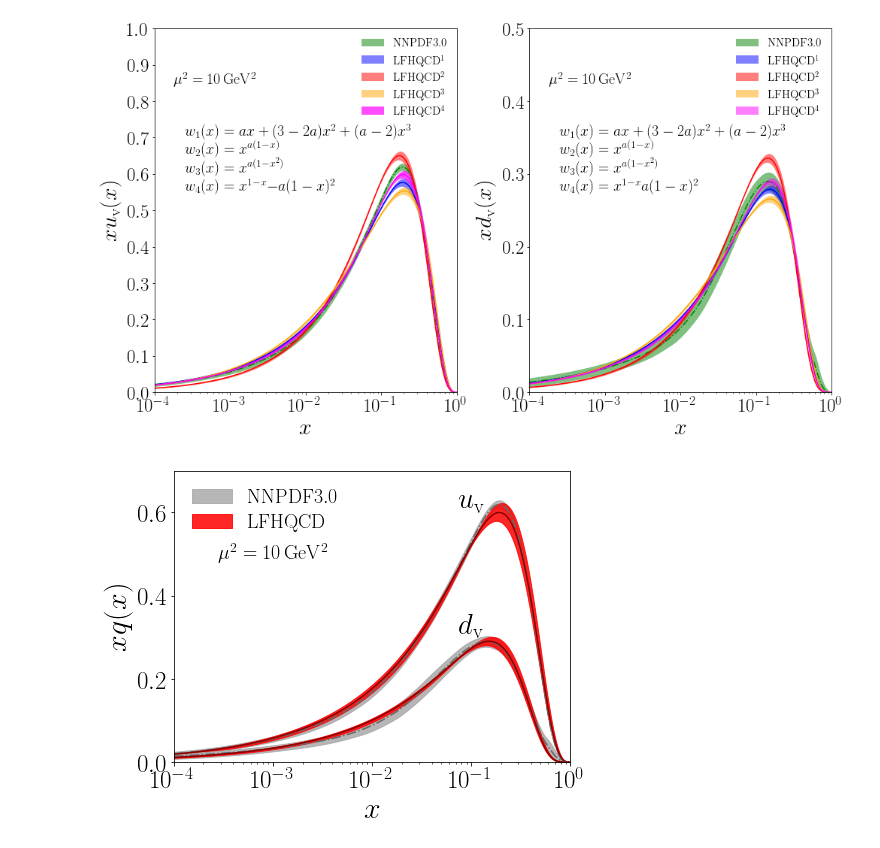
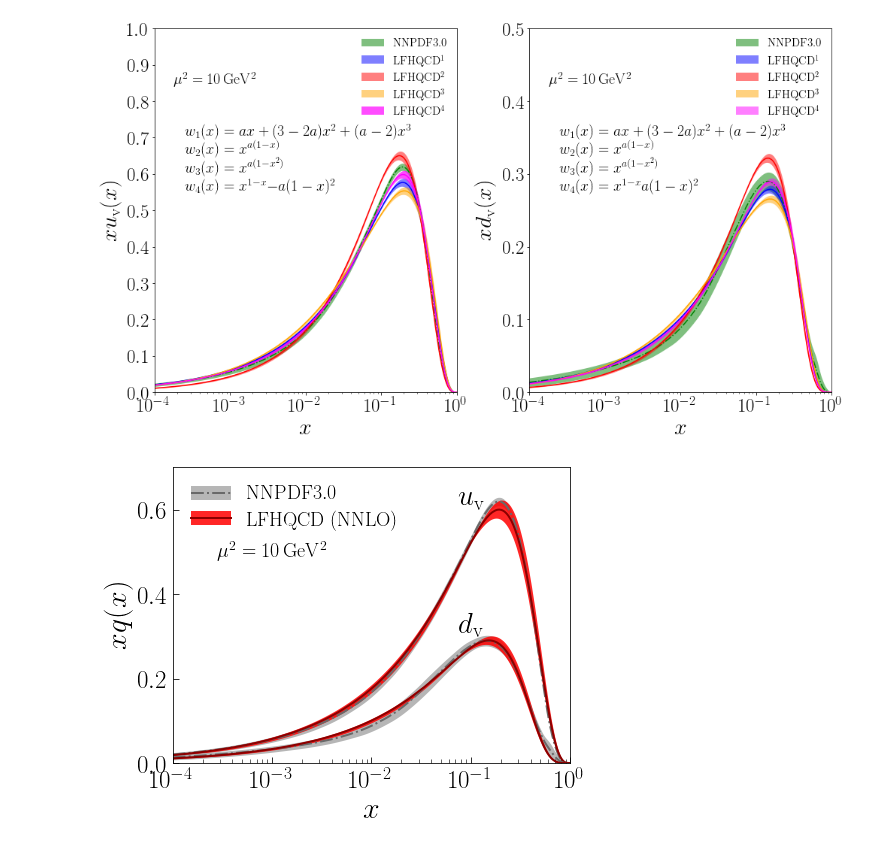
Before and after one commit to TianboLiu/LFHQCD, a Jupyter notebook: evolution/compare-proton.ipynb, the cells around one changed output. Drawn from its saved outputs; the diff is of its cells as text; code cells hidden in the pictures.

```diff
--- a/evolution/compare-proton.ipynb
+++ b/evolution/compare-proton.ipynb
@@ -524,9 +524,9 @@ py.figure(figsize=(ncols*7,nrows*7*0.75))
 
 ax=py.subplot(nrows,ncols,1)
 #NNPDF
-ax.plot(xf['NNPDF'][:,0],xf['NNPDF'][:,1].T,color='dimgray',ls='-.')
-ax.fill_between(xf['NNPDF'][:,0].T, (xf['NNPDF'][:,1]-xf['NNPDF'][:,2]).T, (xf['NNPDF'][:,1]+xf['NNPDF'][:,2]).T,\
-                color='darkgray', alpha=0.85, linewidth=1, label=r'$\rm NNPDF3.0$')
+c1=ax.plot(xf['NNPDF'][:,0],xf['NNPDF'][:,1].T,color='dimgray',ls='-.', linewidth=2)
+c2=ax.fill_between(xf['NNPDF'][:,0].T, (xf['NNPDF'][:,1]-xf['NNPDF'][:,2]).T, (xf['NNPDF'][:,1]+xf['NNPDF'][:,2]).T,\
+                color='darkgray', alpha=0.85, linewidth=0, label=r'$\rm NNPDF3.0$')
 #exp3 input
 #ax.plot(xf['proton exp3 input'][:,0].T, xf['proton exp3 input'][:,1].T, color='grey', ls='-')
 #ax.fill_between(xf['proton exp3 input'][:,0].T,\
@@ -534,44 +534,47 @@ ax.fill_between(xf['NNPDF'][:,0].T, (xf['NNPDF'][:,1]-xf['NNPDF'][:,2]).T, (xf['
 #                (xf['proton exp3 input'][:,1]+((xf['proton exp3 input1'][:,1]-xf['proton exp3 input2'][:,1])**2)**0.5/2).T,\
 #                color='grey', alpha=0.4, linewidth=0, label=r'$\rm LFHQCD~\mu_0^2=0.75GeV^2$')
 #exp4
-ax.plot(xf['proton exp4 central'][:,0].T, xf['proton exp4 central'][:,1].T, color='darkred', ls='-')
-ax.fill_between(xf['proton exp4 central'][:,0].T,\
+c3=ax.plot(xf['proton exp4 central'][:,0].T, xf['proton exp4 central'][:,1].T, color='darkred', ls='-', linewidth=2)
+c4=ax.fill_between(xf['proton exp4 central'][:,0].T,\
                 (xf['proton exp4 central'][:,1]-((xf['proton exp4 shift1'][:,1]-xf['proton exp4 shift2'][:,1])**2+(xf['proton exp4 shift3'][:,1]-xf['proton exp4 shift4'][:,1])**2)**0.5/2).T,\
                 (xf['proton exp4 central'][:,1]+((xf['proton exp4 shift1'][:,1]-xf['proton exp4 shift2'][:,1])**2+(xf['proton exp4 shift3'][:,1]-xf['proton exp4 shift4'][:,1])**2)**0.5/2).T,\
-                color='red', alpha=0.85, linewidth=1, label=r'$\rm LFHQCD$')
+                color='red', alpha=0.85, linewidth=0, label=r'$\rm LFHQCD$')
 #NNPDF
-ax.plot(xf['NNPDF'][:,0],xf['NNPDF'][:,3].T,color='dimgray',ls='-.')
+ax.plot(xf['NNPDF'][:,0],xf['NNPDF'][:,3].T,color='dimgray',ls='-.', linewidth=2)
 ax.fill_between(xf['NNPDF'][:,0].T, (xf['NNPDF'][:,3]-xf['NNPDF'][:,4]).T, (xf['NNPDF'][:,3]+xf['NNPDF'][:,4]).T,\
-                color='darkgray', alpha=0.85, linewidth=1)
+                color='darkgray', alpha=0.85, linewidth=0)
 #exp3 input
 #ax.plot(xf['proton exp3 input'][:,0].T, xf['proton exp3 input'][:,2].T, color='grey', ls='-')
 #ax.fill_between(xf['proton exp3 input'][:,0].T,\
 #                (xf['proton exp3 input'][:,2]-((xf['proton exp3 input1'][:,2]-xf['proton exp3 input2'][:,2])**2)**0.5/2).T,\
 #                (xf['proton exp3 input'][:,2]+((xf['proton exp3 input1'][:,2]-xf['proton exp3 input2'][:,2])**2)**0.5/2).T,\
 #                color='grey', alpha=0.4, linewidth=0)
 #exp4
-ax.plot(xf['proton exp4 central'][:,0].T, xf['proton exp4 central'][:,2].T, color='darkred', ls='-')
+ax.plot(xf['proton exp4 central'][:,0].T, xf['proton exp4 central'][:,2].T, color='darkred', ls='-', linewidth=2)
 ax.fill_between(xf['proton exp4 central'][:,0].T,\
                 (xf['proton exp4 central'][:,2]-((xf['proton exp4 shift1'][:,2]-xf['proton exp4 shift2'][:,2])**2+(xf['proton exp4 shift3'][:,2]-xf['proton exp4 shift4'][:,2])**2)**0.5/2).T,\
                 (xf['proton exp4 central'][:,2]+((xf['proton exp4 shift1'][:,2]-xf['proton exp4 shift2'][:,2])**2+(xf['proton exp4 shift3'][:,2]-xf['proton exp4 shift4'][:,2])**2)**0.5/2).T,\
-                color='red', alpha=0.85, linewidth=1)
+                color='red', alpha=0.85, linewidth=0)
 #setting
 ax.set_xlabel(r'$x$',size=30)
 ax.set_ylabel(r'$xq(x)$',size=30)
 ax.set_xlim(1e-4,1)
 ax.set_ylim(0,0.7)
 ax.set_xscale('log')
-ax.tick_params(axis='both', which='major', labelsize=25)
+ax.tick_params(axis='both', which='major', labelsize=25, direction='in', length=6, pad=6)
+ax.tick_params(axis='both', which='minor', direction='in', length=4)
 #ax.set_xticks([0.0,0.2,0.4,0.6,0.8,1.0])
 #ax.set_yticks([0.0,0.2,0.4,0.6,0.8])
 #ax.text(0.20,0.70,r'$\rm \mu_0^2 = 0.75\,GeV^2$',horizontalalignment='center',transform=ax.transAxes,size=20)
 ax.text(0.25,0.70,r'$\rm \mu^2 = 10\,GeV^2$',horizontalalignment='center',transform=ax.transAxes,size=20)
 #ax.text(0.10,0.70,r'$w(x)=x^{1-x}e^{-a(1-x)^2}$',horizontalalignment='left',transform=ax.transAxes,size=20)
 ax.text(0.10,0.60,r'$u_{\rm v}$',horizontalalignment='center',size=29)
 ax.text(0.10,0.30,r'$d_{\rm v}$',horizontalalignment='center',size=29)
-ax.legend(fontsize=20,frameon=False, labelspacing=0.3, loc='upper left')
+L=[(c2,c1[0]), (c4,c3[0])]
+H=[r'$\rm NNPDF3.0$', r'$\rm LFHQCD~(NNLO)$']
+ax.legend(L, H, fontsize=20,frameon=False, labelspacing=0.3, loc='upper left')
 
 py.tight_layout()
 py.savefig('results/proton-xf.pdf')
 # %% [output]
-[figure, old version]
+[figure, new version]
```
Also changed, not shown: 15 other files.
